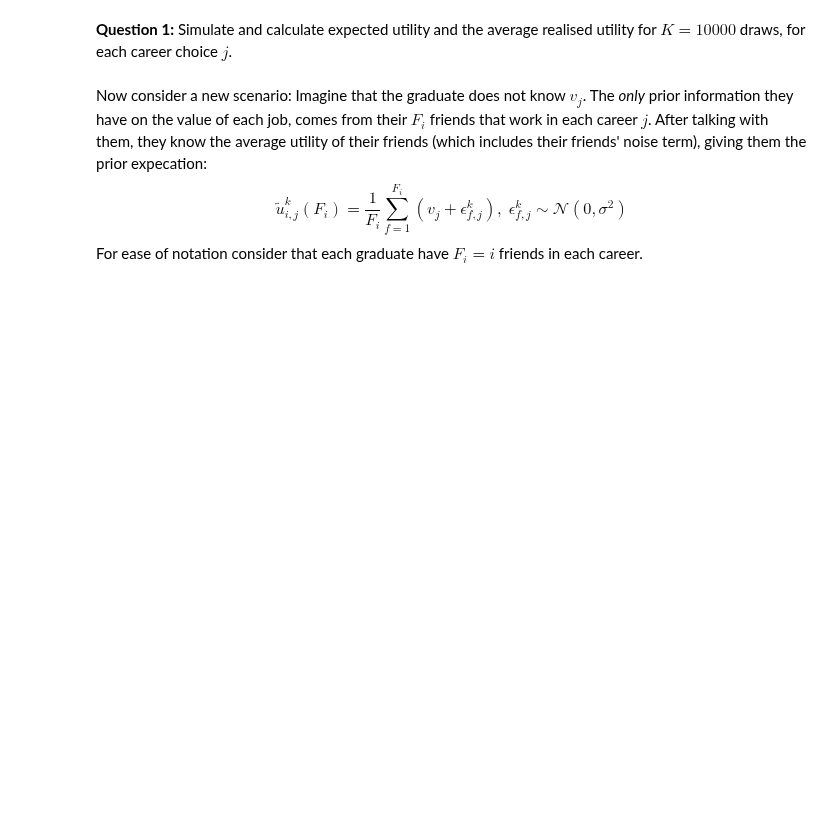
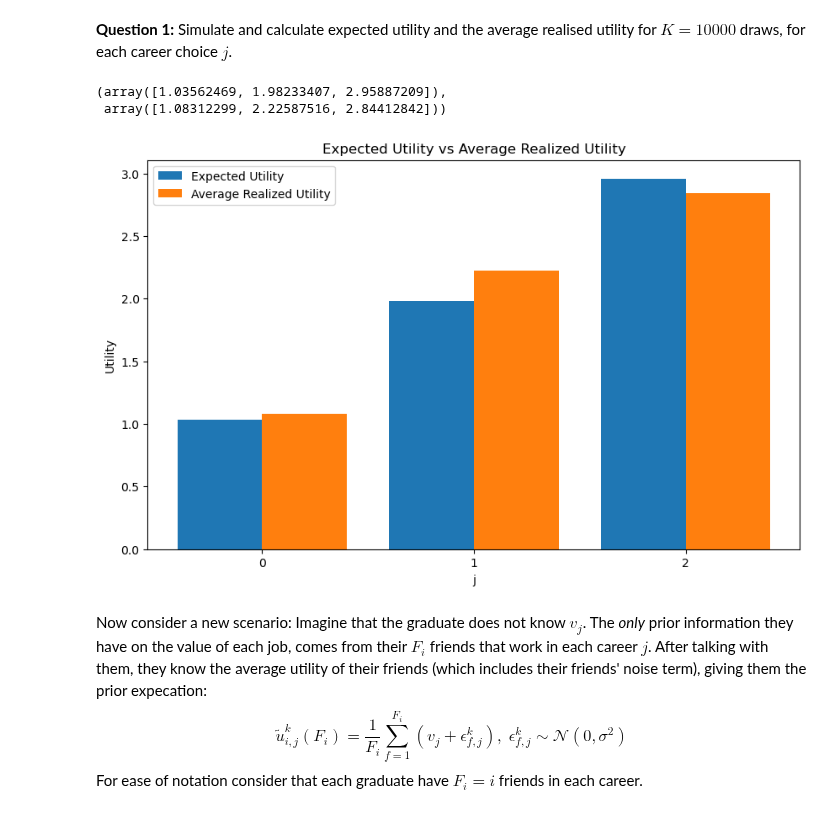
Before and after one commit to NumEconCopenhagen/projects-2024-frederik, a Jupyter notebook: Exam/examproject_Q1_2024.ipynb, the cells around one changed output. Saved outputs shown, nothing was run; the diff lists cells and outputs as text; code cells hidden in the pictures; blank space fills up the shorter version.

```diff
--- a/Exam/examproject_Q1_2024.ipynb
+++ b/Exam/examproject_Q1_2024.ipynb
@@ -503,3 +502,60 @@ par.c = 1
+# %%
+import numpy as np
+from types import SimpleNamespace
+
+# Set the parameters
+par = SimpleNamespace()
+par.J = 3
+par.N = 10
+par.K = 10000
+
+par.F = np.arange(1, par.N + 1)
+par.sigma = 2
+
+par.v = np.array([1, 2, 3])
+par.c = 1
+
+# Simulate and calculate expected utility and average realized utility
+expected_utility = np.zeros(par.J)
+average_realized_utility = np.zeros(par.J)
+
+for j in range(par.J):
+    utility_sum = 0
+    utility_f_sum = 0
+    for k in range(par.K):
+        utility = par.v[j] + np.random.normal(0, par.sigma)
+        utility_sum += utility
+        if k in par.F:
+            utility_f_sum += utility
+    expected_utility[j] = utility_sum / par.K
+    average_realized_utility[j] = utility_f_sum / len(par.F)
+
+expected_utility, average_realized_utility
+# %% [output]
+(array([1.03562469, 1.98233407, 2.95887209]),
+ array([1.08312299, 2.22587516, 2.84412842]))
+# %%
+import matplotlib.pyplot as plt
+
+# Create an array of the j values
+j_values = np.arange(par.J)
+
+# Create a bar plot
+plt.figure(figsize=(10, 6))
+plt.bar(j_values - 0.2, expected_utility, 0.4, label='Expected Utility')
+plt.bar(j_values + 0.2, average_realized_utility, 0.4, label='Average Realized Utility')
+
+# Add labels and title
+plt.xlabel('j')
+plt.ylabel('Utility')
+plt.title('Expected Utility vs Average Realized Utility')
+plt.xticks(j_values)
+plt.legend()
+
+# Show the plot
+plt.show()
+# %% [output]
+[figure, added]
 # %% [markdown]
 Now consider a new scenario: Imagine that the graduate does not know $v_j$. The *only* prior information they have on the value of each job, comes from their $F_{i}$ friends that work in each career $j$. After talking with them, they know the average utility of their friends (which includes their friends' noise term), giving them the prior expecation: <br>
 $$
```
Also changed, not shown: parts of 2 cells of this notebook.
